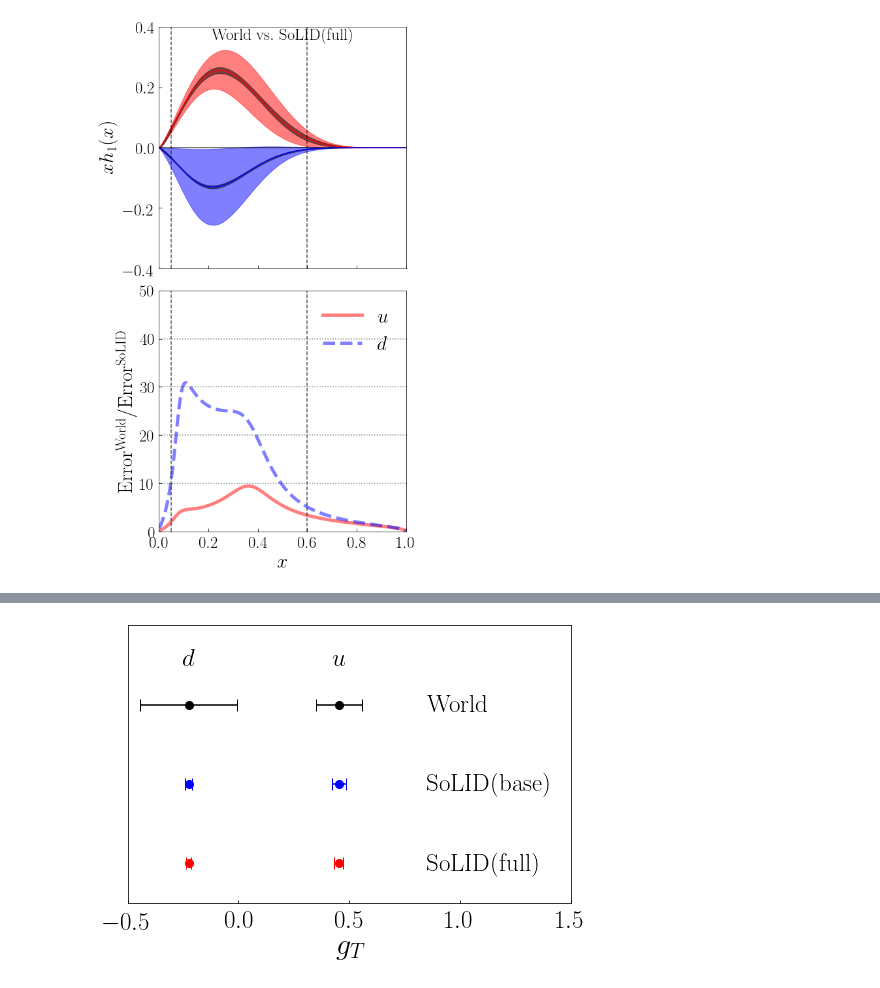
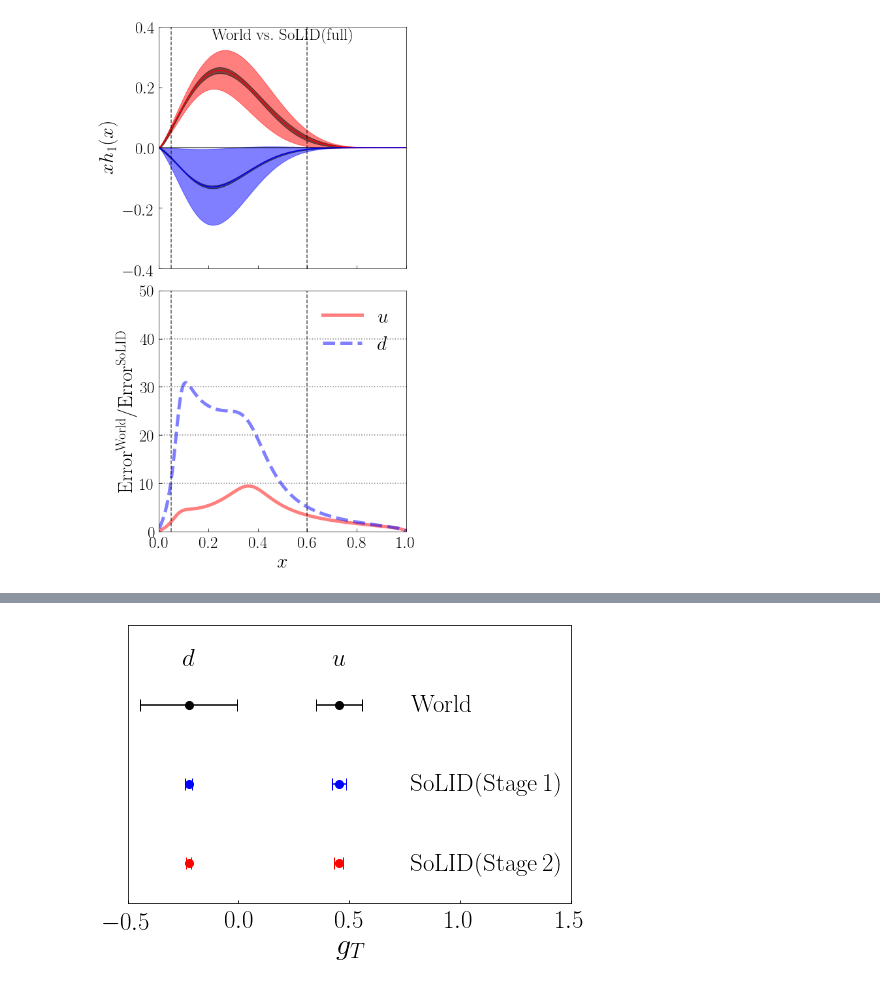
Before and after one commit to nathalysns/LiuSIDIS, a Jupyter notebook: SoLID/urgent/fit/Untitled.ipynb, the cells around one changed output, grey strips where cells are left out. Saved outputs shown, nothing was run; the diff lists cells and outputs as text; code cells hidden in the pictures.

```diff
--- a/SoLID/urgent/fit/Untitled.ipynb
+++ b/SoLID/urgent/fit/Untitled.ipynb
@@ -171,34 +171,34 @@ fig.savefig("full-base.pdf")
 # %%
 nrows, ncols = 1, 1
 
 fig = plt.figure(figsize = (ncols * 7, nrows * 5))
 
 ax = fig.add_subplot(nrows, ncols, 1)
 
 ax.errorbar(0.4536, 0, xerr = 0.1026, marker = 'o', color = 'black', markersize = 8, capsize = 6)
 ax.errorbar(-0.2254, 0, xerr = 0.2169, marker = 'o', color = 'black', markersize = 8, capsize = 6)
 #
 ax.errorbar(0.4536, -1, xerr = 0.0308, marker = 'o', color = 'blue', markersize = 8, capsize = 6)
 ax.errorbar(-0.2254, -1, xerr = 0.0159, marker = 'o', color = 'blue', markersize = 8, capsize = 6)
 #
 ax.errorbar(0.4536, -2, xerr = 0.0204, marker = 'o', color = 'red', markersize = 8, capsize = 6)
 ax.errorbar(-0.2254, -2, xerr = 0.0107, marker = 'o', color = 'red', markersize = 8, capsize = 6)
 
 ax.set_xlim(-0.5, 1.5)
 ax.set_ylim(-2.5, 1)
 ax.set_xlabel(r'$g_T$', size = 30)
 ax.tick_params(axis = 'both', which = 'both', direction = 'in', pad =6, labelsize =25)
 ax.set_yticks([])
 
 ax.text(0.454, 0.5, r'$u$', fontsize = 25, horizontalalignment = 'center')
 ax.text(-0.225, 0.5, r'$d$', fontsize = 25, horizontalalignment = 'center')
 
-ax.text(0.85, 0, r'$\rm World$', fontsize = 25, horizontalalignment = 'left', verticalalignment = 'center')
-ax.text(0.85, -1, r'$\rm SoLID(base)$', fontsize = 25, horizontalalignment = 'left', verticalalignment = 'center')
-ax.text(0.85, -2, r'$\rm SoLID(full)$', fontsize = 25, horizontalalignment = 'left', verticalalignment = 'center')
+ax.text(0.78, 0, r'$\rm World$', fontsize = 25, horizontalalignment = 'left', verticalalignment = 'center')
+ax.text(0.78, -1, r'$\rm SoLID(Stage\,1)$', fontsize = 25, horizontalalignment = 'left', verticalalignment = 'center')
+ax.text(0.78, -2, r'$\rm SoLID(Stage\,2)$', fontsize = 25, horizontalalignment = 'left', verticalalignment = 'center')
 
 
 fig.tight_layout()
-fig.savefig('gt-base.pdf')
+fig.savefig('gt-reduced.pdf')
 # %% [output]
-[figure, old version]
+[figure, new version]
```
Also changed, not shown: parts of 2 cells of this notebook, 8 other files.
